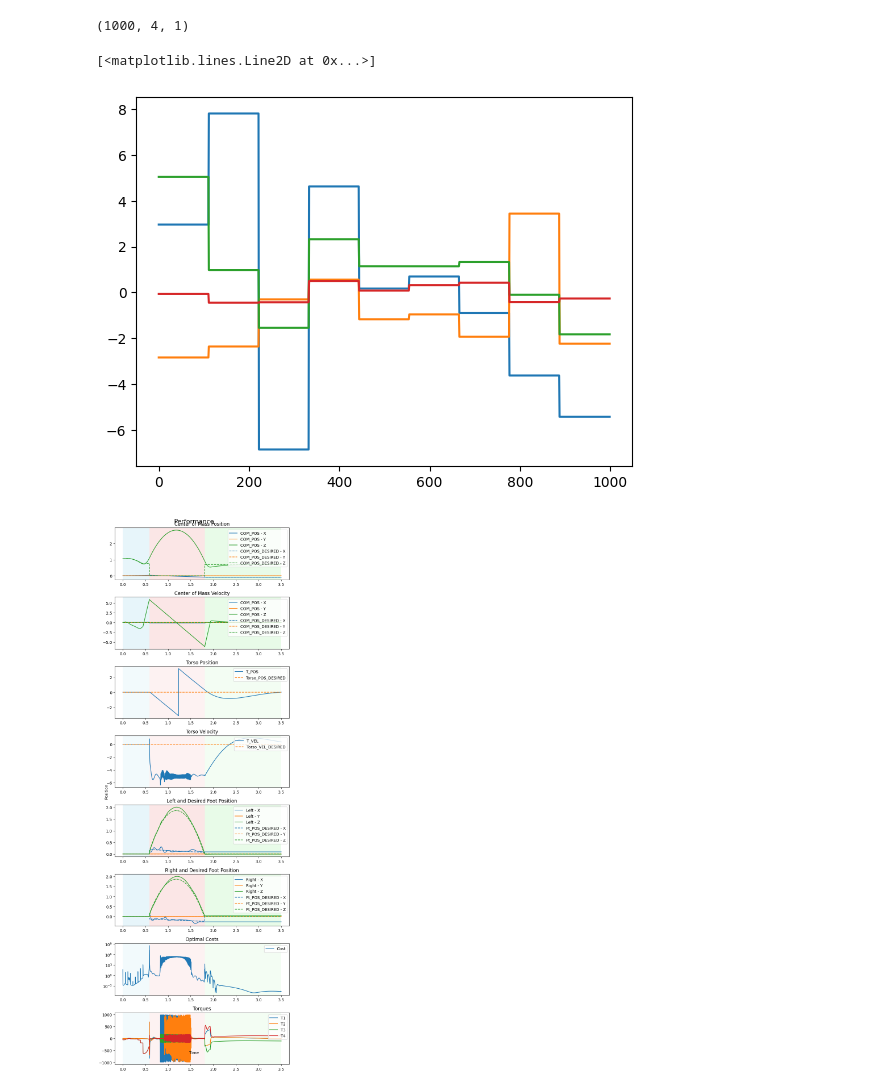
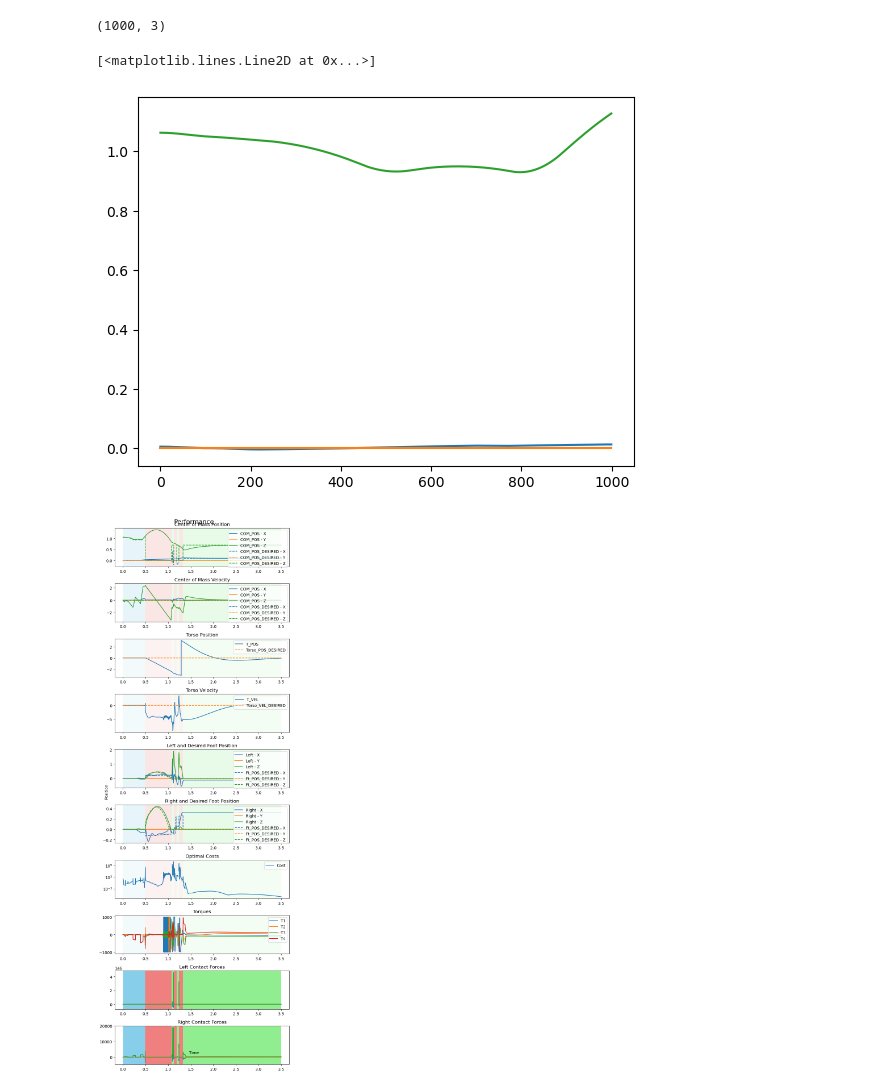
Before and after one commit to git-dhruv/Hop-Skip-and-Jump, a Jupyter notebook: src/pleaseJump.ipynb, the cells around one changed output. Cells and saved outputs as stored; diff of their text form; code cells hidden in the pictures.

Commit message:
Save us

```diff
--- a/src/pleaseJump.ipynb
+++ b/src/pleaseJump.ipynb
@@ -11,6 +11,12 @@ from pydrake.geometry import Box
 
 runstart = datetime.datetime.now().strftime('%Y-%m-%d_%H-%M-%S')
 file_name = None
+
+if not 'src' in os.getcwd():
+    for (root, dir, files) in os.walk(os.getcwd()):
+        if 'src' in dir:
+            os.chdir(os.path.join(root, 'src'))
+            break
 
 folders = ['./logs', './report', f'./logs/{runstart}']
 for folder in folders:
@@ -47,7 +53,7 @@ logging.debug(f"Jump Height: {jump_height}, tf: {tf}, {N} knot points")
 meshcat = StartMeshcat()
 builder = DiagramBuilder()
 plant, scene_graph = AddMultibodyPlantSceneGraph(builder, 0.0005)
-X_WG = HalfSpace.MakePose(np.array([0.1,0, 1]), np.zeros(3,))
+X_WG = HalfSpace.MakePose(np.array([0.0,0, 1]), np.zeros(3,))
 plant.RegisterCollisionGeometry(plant.world_body(), X_WG, HalfSpace(), "collision", CoulombFriction(1.0, 1.0))
 #Make a Geometry of Box shape (Doesnt work with half Space)
 plant.RegisterVisualGeometry(plant.world_body(),X_WG,Box(100, 2, 0.001),"ground_visual",np.array([1.0,0.1,0.1,0.1]))
@@ -64,6 +70,9 @@ plant.Finalize()
 n_q = plant.num_positions()
 n_v = plant.num_velocities()
 n_u = plant.num_actuators()
-x_traj, u_traj, prog,  _, _ = dir_col(N, initial_state, jump_height, tf=tf, jumpheight_tol=5e-2)
+x_traj, u_traj, prog,  x_sol, u_sol = dir_col(N, initial_state, jump_height, tf=tf, jumpheight_tol=5e-2)
+np.save(os.path.join(folders[-1], "x_sol.npy"),x_sol)
+np.save(os.path.join(folders[-1], "u_sol.npy"),u_sol)
+
 logging.debug("Direct Collocation Completed")
 # %% [output]
@@ -131,9 +137,9 @@ vel_list = []
 for t in timesteps:
   x = x_traj.vector_values([t])
   u = u_traj.vector_values([t])
-  # plant.SetPositionsAndVelocities(plant_context, x)
-  # com_pos = plant.CalcCenterOfMassPositionInWorld(plant_context).ravel()
-  com_pos_list.append(u)
+  plant.SetPositionsAndVelocities(plant_context, x)
+  com_pos = plant.CalcCenterOfMassPositionInWorld(plant_context).ravel()
+  com_pos_list.append(com_pos)
 
 np.save('com.npy', np.array(com_pos_list))
 print(np.array(com_pos_list).shape)
@@ -141,13 +147,11 @@ traj = np.array(com_pos_list)
 plt.plot(traj[:,0])
 plt.plot(traj[:,1])
 plt.plot(traj[:,2])
-plt.plot(traj[:,3])
-# np.save(f'./logs/{runstart}/DirCol_composlist.npy', np.array(com_pos_list))
-# logging.debug(f"Composlist saved at: {f'./logs/{runstart}/DirCol_composlist.npy'}")
+# plt.plot(traj[:,3])
 # %% [output]
-(1000, 4, 1)
+(1000, 3)
 [<matplotlib.lines.Line2D at 0x...>]
-[figure, old version]
+[figure, new version]
 # %%
 ### Go ###
 sim_time = tf+3
@@ -161,22 +165,20 @@ visualizer.stop_recording()
 ani = visualizer.get_recording_as_animation()
 ani.save(f"./logs/{runstart}/result.gif", fps=30)
 # %%
-import matplotlib.pyplot as plt
-import numpy as np
 
 log = logger.FindLog(simulator.get_mutable_context())
 t = log.sample_times()[1:]
 x = log.data()[:,1:]
-COM_POS, COM_VEL, T_POS, T_VEL, left, right, COM_POS_DESIRED, COM_VEL_DESIRED, Torso_POS_DESIRED, Torso_VEL_DESIRED, LFt_POS_DESIRED, RFt_POS_DESIRED, FSM, Torque, Costs =  OSC_Accesor.logParse(x)
+COM_POS, COM_VEL, T_POS, T_VEL, left, right, COM_POS_DESIRED, COM_VEL_DESIRED, Torso_POS_DESIRED, Torso_VEL_DESIRED, LFt_POS_DESIRED, RFt_POS_DESIRED, FSM, Torque, Costs,LeftContactForces, RightContactForces  =  OSC_Accesor.logParse(x)
 
 
-# with open(f"./logs/{runstart}/data.pickle", 'wb') as f:
-#     data = [COM_POS, COM_VEL, T_POS, T_VEL, left, right, COM_POS_DESIRED, COM_VEL_DESIRED, Torso_POS_DESIRED, Torso_VEL_DESIRED, LFt_POS_DESIRED, RFt_POS_DESIRED, FSM, Torque, Costs]
-#     for i, datum in enumerate(data):
-#         data[i] = np.float32(datum.round(3))
-#     pickle.dump(tuple(data), f)
+with open(f"./logs/{runstart}/data.pickle", 'wb') as f:
+    data = [COM_POS, COM_VEL, T_POS, T_VEL, left, right, COM_POS_DESIRED, COM_VEL_DESIRED, Torso_POS_DESIRED, Torso_VEL_DESIRED, LFt_POS_DESIRED, RFt_POS_DESIRED, FSM, Torque, Costs, t, LeftContactForces, RightContactForces]
+    for i, datum in enumerate(data):
+        data[i] = np.float32(datum.round(3))
+    pickle.dump(tuple(data), f)
 
-# logging.debug(f"Saved data at: {f'./logs/{runstart}/data.pickle'}")
+logging.debug(f"Saved data at: {f'./logs/{runstart}/data.pickle'}")
 FSM = np.int32(FSM)
 colors = ['skyblue', 'lightcoral', 'lightgreen']
 # Find boundaries where the finite state changes
@@ -195,7 +197,7 @@ def plot_3d_data(ax, t, data, label, linestyle='-', alpha=0.1):
         ax.axvspan(t[start_idx], t[end_idx], color=colors[FSM[0, start_idx]], alpha=alpha, lw=0)
 
 # Create subplots
-fig, axs = plt.subplots(8, 1, figsize=(7, 20))
+fig, axs = plt.subplots(10, 1, figsize=(7, 20))
 
 # Plotting each pair of actual and desired values
 plot_3d_data(axs[0], t, COM_POS, 'COM_POS', alpha=0.1)
@@ -235,31 +237,36 @@ axs[5].set_title('Right and Desired Foot Position')
 axs[5].legend(loc='upper right')
 
 
 axs[6].semilogy(t, Costs[0], label='Cost', color='C0')
 for i in range(0, len(boundaries)-1):
     start_idx, end_idx = boundaries[i]+1, boundaries[i+1]
     axs[6].axvspan(t[start_idx], t[end_idx], color=colors[FSM[0, start_idx]], alpha=0.1, lw=0)
 axs[6].set_title('Optimal Costs')
 axs[6].legend(loc='upper right')
 
 
 axs[7].plot(t, Torque[0,:], label='T1', color='C0')
 axs[7].plot(t, Torque[1,:], label='T2', color='C1')
 axs[7].plot(t, Torque[2,:], label='T3', color='C2')
 axs[7].plot(t, Torque[3,:], label='T4', color='C3')
 for i in range(0, len(boundaries)-1):
     start_idx, end_idx = boundaries[i]+1, boundaries[i+1]
     axs[7].axvspan(t[start_idx], t[end_idx], color=colors[FSM[0, start_idx]], alpha=0.1, lw=0)
 axs[7].set_title('Torques')
 axs[7].legend(loc='upper right')
 
+plot_3d_data(axs[8], t, LeftContactForces, 'Left Contact Forces', alpha=1)
+axs[8].set_title('Left Contact Forces')
+plot_3d_data(axs[9], t, RightContactForces, 'Right Contact Forces', alpha=1)
+axs[9].set_title('Right Contact Forces')
+
 
 # Set common labels and title
 fig.text(0.5, 0.04, 'Time', ha='center', va='center')
 fig.text(0.06, 0.5, 'Position', ha='center', va='center', rotation='vertical')
 fig.suptitle('Performance', fontsize=16)
 
 plt.tight_layout()
 plt.show()
 # %% [output]
-[figure, old version]
+[figure, new version]
```
Also changed, not shown: parts of 2 cells of this notebook, 3 other files.
